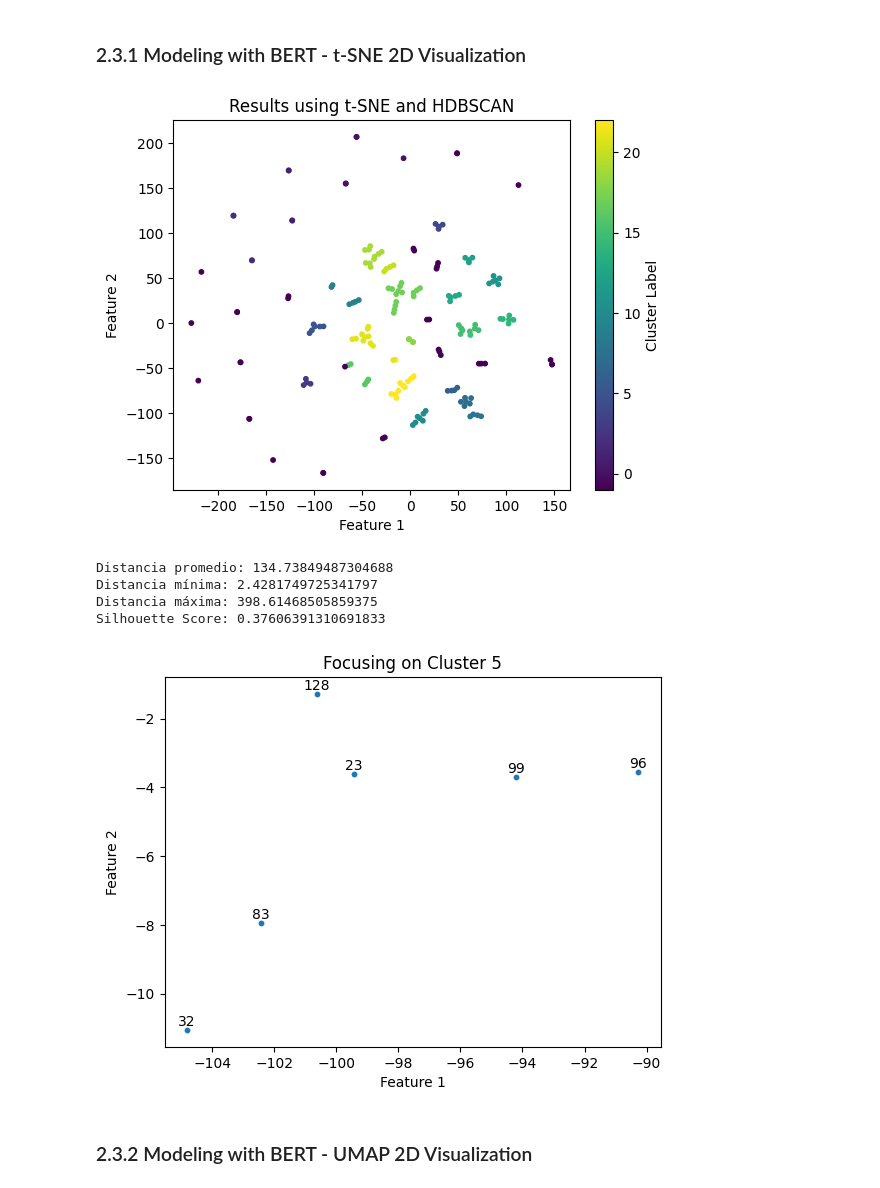
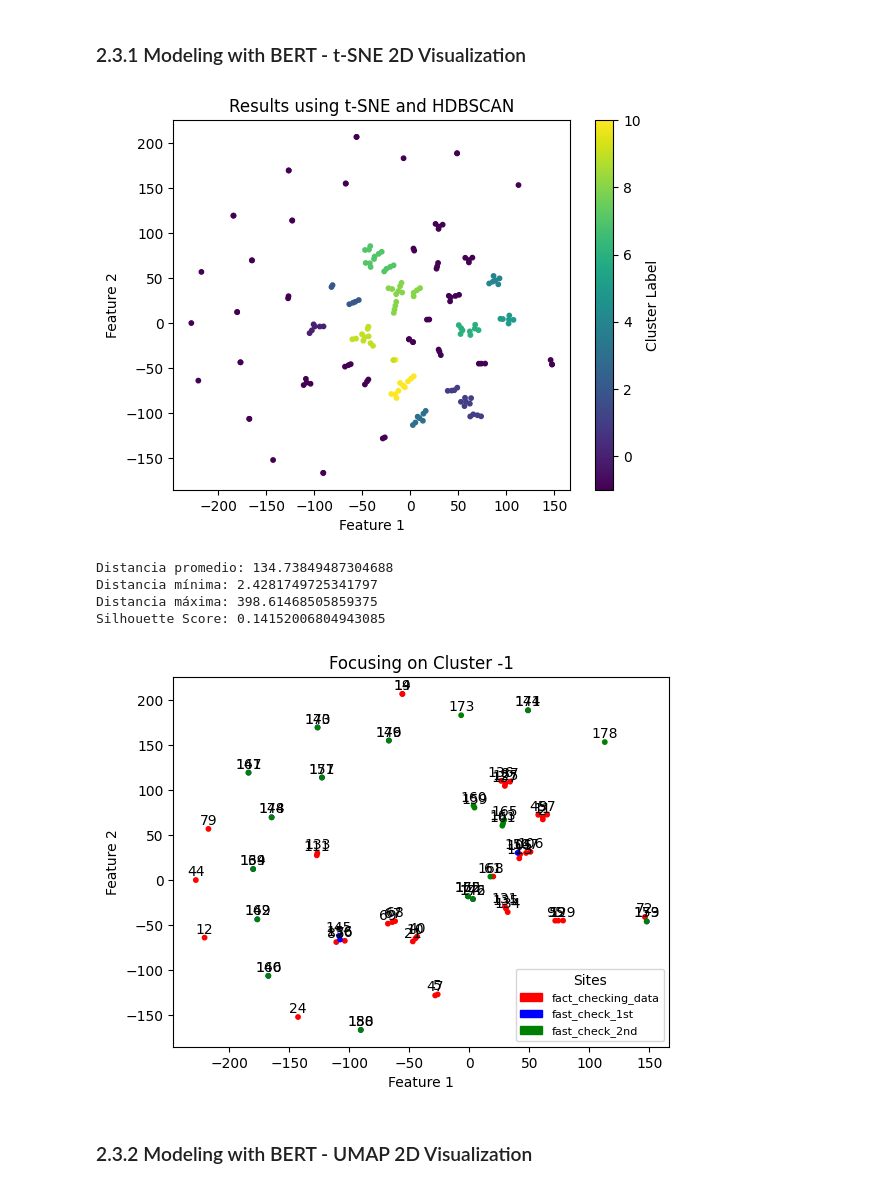
Before and after one commit to MolodyGs/Multimodal-News-Data-Collection, a Jupyter notebook: src/models/text_model.ipynb, the cells around one changed output. Cells and saved outputs as stored; diff of their text form; code cells hidden in the pictures.

```diff
--- a/src/models/text_model.ipynb
+++ b/src/models/text_model.ipynb
@@ -150,7 +150,7 @@ You should probably TRAIN this model on a down-stream task to be able to use it
 tsne = TSNE(n_components=2, perplexity=1, random_state=42)
 embeddings_2d = tsne.fit_transform(embeddings)
 
-clusterer = hdbscan.HDBSCAN(min_cluster_size=4, min_samples=3, cluster_selection_epsilon=7)
+clusterer = hdbscan.HDBSCAN(min_cluster_size=6, min_samples=3, cluster_selection_epsilon=10)
 cluster_labels = clusterer.fit_predict(embeddings_2d)
 
 plt.scatter(embeddings_2d[:, 0], embeddings_2d[:, 1], c=cluster_labels, cmap='viridis', s=10)
@@ -172,36 +172,40 @@ print(f"Distancia máxima: {max_distance}")
 score = silhouette_score(embeddings_2d, cluster_labels)
 print(f"Silhouette Score: {score}")
 # %% [output]
-[figure, old version]
+[figure, new version]
 Distancia promedio: 134.73849487304688
 Distancia mínima: 2.4281749725341797
 Distancia máxima: 398.61468505859375
-Silhouette Score: 0.37606391310691833
+Silhouette Score: 0.14152006804943085
 # %%
-# Focusing on cluster 5
-cluster_to_print = 5
+colors = {'fact_checking_data': 'red', 'fast_check_1st': 'blue', 'fast_check_2nd': 'green'}
+
+cluster_to_print = -1
 facts_selected = []
 facts_labels = []
-json_data = {}
+sites = []
 
-with open("../fact_checking_data//fact_checking_data_extracted_linked.json", 'r', encoding='utf-8') as file:
-    json_data = json.load(file)
-
-for index, fact in enumerate(json_data["facts"]):
+for index, fact in enumerate(embeddings_2d):
     if cluster_labels[index] == cluster_to_print:
         facts_selected.append(embeddings_2d[index].tolist())
         facts_labels.append(index)
+        sites.append(data["site"][index])
 
-plt.scatter([fact[0] for fact in facts_selected], [fact[1] for fact in facts_selected], s=10)
+labels = [colors[site] for site in sites]
+plt.scatter([fact[0] for fact in facts_selected], [fact[1] for fact in facts_selected], s=10, c=labels)
+
 for x, y, etiqueta in zip([fact[0] for fact in facts_selected], [fact[1] for fact in facts_selected], facts_labels):
-    plt.annotate(etiqueta, (x, y), textcoords="offset points", xytext=(0,3), ha='center')
+    plt.annotate(etiqueta, (x, y), textcoords="offset points", xytext=(0, 3), ha='center')
+
+legend_labels = [mpatches.Patch(color=color, label=label) for label, color in colors.items()]
+plt.legend(handles=legend_labels, title="Sites", fontsize=8)
 
 plt.title(f'Focusing on Cluster {cluster_to_print}')
 plt.xlabel('Feature 1')
 plt.ylabel('Feature 2')
 plt.show()
 # %% [output]
-[figure, old version]
+[figure, new version]
 # %% [markdown]
 ### 2.3.2 Modeling with BERT - UMAP 2D Visualization
 # %%
```
